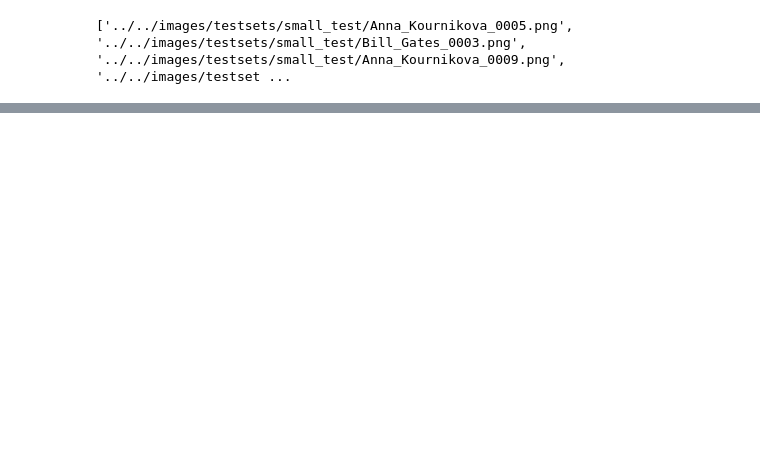
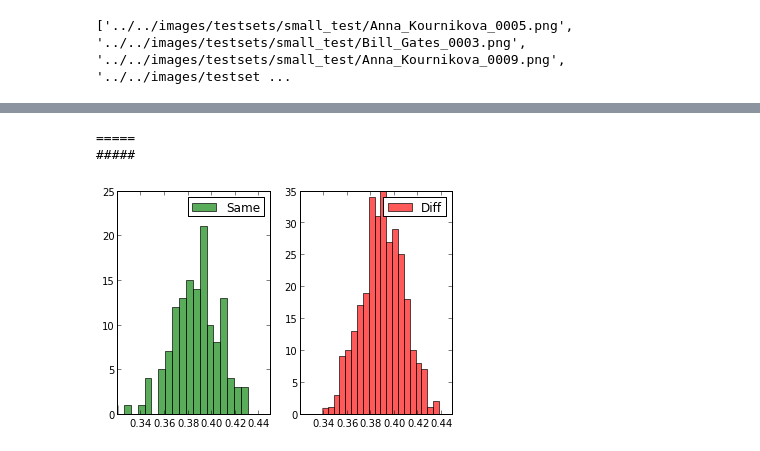
Before and after one commit to arnfred/Mirror-Match, a Jupyter notebook: code/descriptors/OpenCV-Evaluate.ipynb, the cells around one changed output, grey strips where cells are left out. Cells and saved outputs as stored; diff of their text form; code cells hidden in the pictures; blank space fills up the shorter version.

```diff
--- a/code/descriptors/OpenCV-Evaluate.ipynb
+++ b/code/descriptors/OpenCV-Evaluate.ipynb
@@ -16,3 +23,10 @@ print(paths)
+# %%
+result = evaluate.imageToImage(paths, "SURF", "SURF")
+display.scoreHist(result)
+# %% [output]
+=====
+#####
+[figure, added]
 # %%
 # First test with default scoring:
 result = evaluate.imageToImage(paths, "ORB", "ORB")
```
Also changed, not shown: parts of 6 cells of this notebook, 4 other files.
